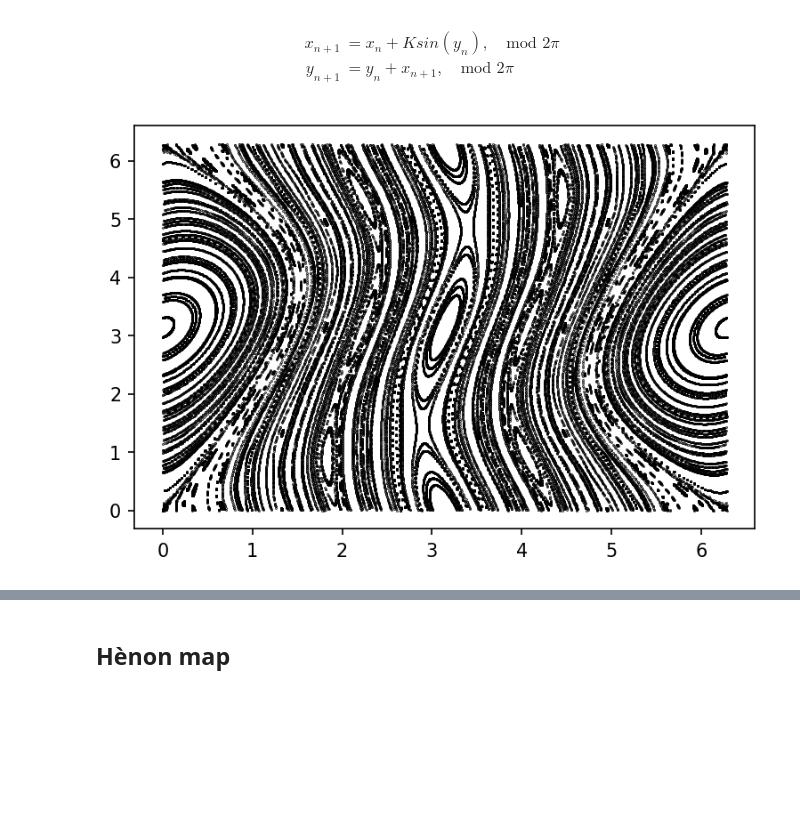
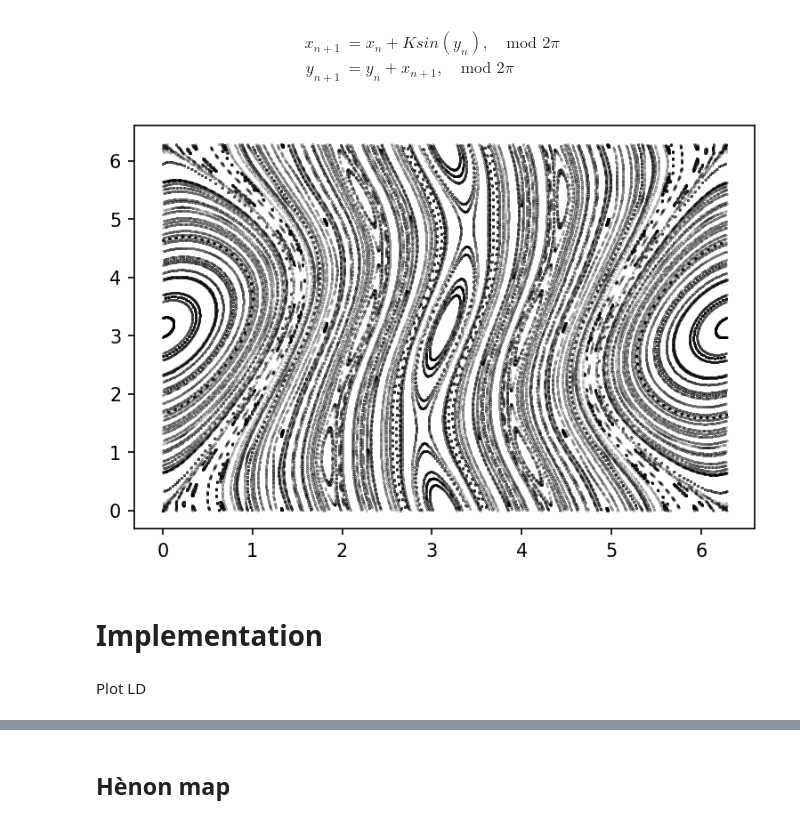
Before and after one commit to champsproject/ldds, a Jupyter notebook: Discrete_Lagrangian_Descriptors_NOTES.ipynb, the cells around one changed output, grey strips where cells are left out. Saved outputs shown, nothing was run; the diff lists cells and outputs as text; code cells hidden in the pictures; blank space fills up the shorter version.

```diff
--- a/Discrete_Lagrangian_Descriptors_NOTES.ipynb
+++ b/Discrete_Lagrangian_Descriptors_NOTES.ipynb
@@ -63,29 +64,32 @@ def StandardMap(u_initial, PARAMETERS=[0.5]):
 
     return u_next
 # %%
-GRID_PARAMETERS = [[0, 2*np.pi, 20],[0, 2*np.pi, 20]]
+grid_parameters = [[0, 2*np.pi, 20],[0, 2*np.pi, 20]]
 # %%
-points_original = generate_points(GRID_PARAMETERS)
+points_original, mask = base.generate_points(grid_parameters)
+points_original = points_original.reshape(-1,3)
+points_original = points_original[:,:-1]
 
 N_iterations = 200
 f = StandardMap
 # %%
 import matplotlib.pyplot as plt
 
 fig = plt.figure(dpi=150)
 
 for k in range(len(points_original)):
     points_initial = points_original[k]
     trajectory = []
     for i in range(N_iterations):
         points_next = f(points_initial, PARAMETERS=[0.5])
         trajectory.append(points_next)
 
         points_initial = points_next
 
-
-    plt.scatter(*np.array(trajectory).T,c='k',s=0.1)
+    plt.scatter(*np.array(trajectory).T,c='k',s=0.05,alpha=0.5)
 
 plt.show()
 # %% [output]
-[figure, old version]
+[figure, new version]
+# %% [markdown]
+# Implementation
@@ -91,0 +167,2 @@ plt.show()
+# %% [markdown]
+Plot LD
```
Also changed, not shown: parts of 11 cells of this notebook.
